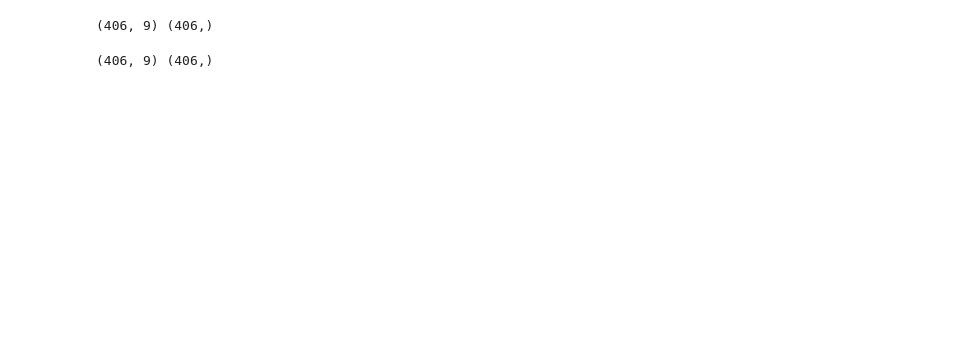
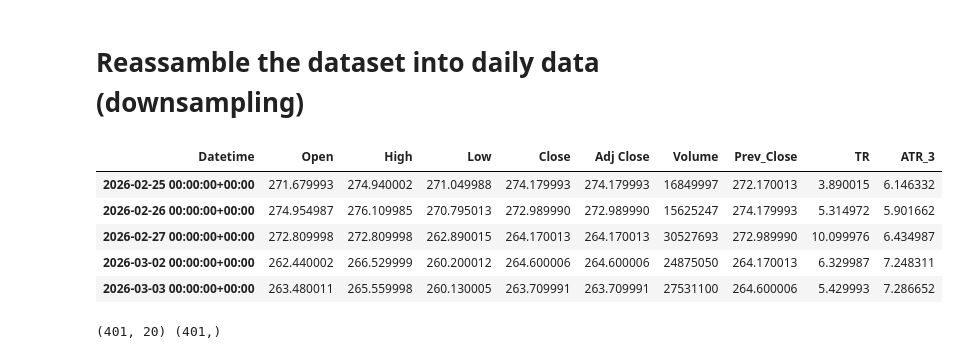
Before and after one commit to sinex-cloud/stock-prediction-1h, a Jupyter notebook: notebooks/02_make_target_and_features.ipynb, the cells around one changed output. Saved outputs shown, nothing was run; the diff lists cells and outputs as text; code cells hidden in the pictures; blank space fills up the shorter version.

```diff
--- a/notebooks/02_make_target_and_features.ipynb
+++ b/notebooks/02_make_target_and_features.ipynb
@@ -58,0 +203,18 @@ df_ml.shape
+# %%
+# SMA and EMA
+df["SMA_10"] = df["Close"].rolling(10).mean()
+df["EMA_10"] = df["Close"].ewm(span=10, adjust=False).mean()
+
+# Trend Slope (linear regression over window)
+from scipy.stats import linregress
+
+def slope(series):
+    if len(series) < len(series.index):
+        return np.nan
+    x = np.arange(len(series))
+    y = series.values
+    return linregress(x, y).slope
+
+df["slope_10"] = df["Close"].rolling(10).apply(slope, raw=False)
+
+df[["SMA_10", "EMA_10", "slope_10"]].tail()
@@ -59,7 +240,50 @@ df_ml.shape
+# %% [markdown]
+# Reassamble the dataset into daily data (downsampling)
+# %%
+# Reassemble into daily data
+daily_df = df.resample('D').agg({
+    'Open': 'first',
+    'High': 'max',
+    'Low': 'min',
+    'Close': 'last',
+    'Adj Close': 'last',
+    'Volume': 'sum'
+}).dropna(subset=['Open'])
+# %%
+# Previous close
+daily_df['Prev_Close'] = daily_df['Close'].shift(1)
+
+# True Range components
+high_low = daily_df['High'] - daily_df['Low']
+high_pc = (daily_df['High'] - daily_df['Prev_Close']).abs()
+low_pc = (daily_df['Low'] - daily_df['Prev_Close']).abs()
+
+# True Range
+daily_df['TR'] = pd.concat([high_low, high_pc, low_pc], axis=1).max(axis=1)
+
+# Average True Range
+daily_df['ATR_3'] = daily_df['TR'].rolling(window=3).mean()
+
+daily_df.tail()
+# %% [output]
+| Datetime | Open | High | Low | Close | Adj Close | Volume | Prev_Close | TR | ATR_3 |
+| 2026-02-25 00:00:00+00:00 | 271.679993 | 274.940002 | 271.049988 | 274.179993 | 274.179993 | 16849997 | 272.170013 | 3.890015 | 6.146332 |
+| 2026-02-26 00:00:00+00:00 | 274.954987 | 276.109985 | 270.795013 | 272.989990 | 272.989990 | 15625247 | 274.179993 | 5.314972 | 5.901662 |
+| 2026-02-27 00:00:00+00:00 | 272.809998 | 272.809998 | 262.890015 | 264.170013 | 264.170013 | 30527693 | 272.989990 | 10.099976 | 6.434987 |
+| 2026-03-02 00:00:00+00:00 | 262.440002 | 266.529999 | 260.200012 | 264.600006 | 264.600006 | 24875050 | 264.170013 | 6.329987 | 7.248311 |
+| 2026-03-03 00:00:00+00:00 | 263.480011 | 265.559998 | 260.130005 | 263.709991 | 263.709991 | 27531100 | 264.600006 | 5.429993 | 7.286652 |
 # %%
+# Drop NA after all features
+df_ml = df.dropna().copy()
+
 features = [
-    "Close", "return_1h", "close_lag1", "close_lag2", "close_lag3",
-    "hl_range", "oc_change", "ma_5", "std_5"
+    "Close", "return_1h", "log_return_close", "log_return_open",
+    "close_lag1", "close_lag2", "close_lag3",
+    "hl_range", "oc_change",
+    "ma_5", "std_5", "var_5",
+    "bb_width",
+    "momentum", "rolling_max_5", "rolling_min_5", "RSI_14",
+    "SMA_10", "EMA_10", "slope_10"
 ]
 
 X = df_ml[features]
@@ -67,8 +291,4 @@ y = df_ml["target"]
 
 print(X.shape, y.shape)
 # %% [output]
-(406, 9) (406,)
+(401, 20) (401,)
-# %%
-print(X.shape, y.shape)
-# %% [output]
-(406, 9) (406,)
```
Also changed, not shown: parts of 23 cells of this notebook, 1 other file.
